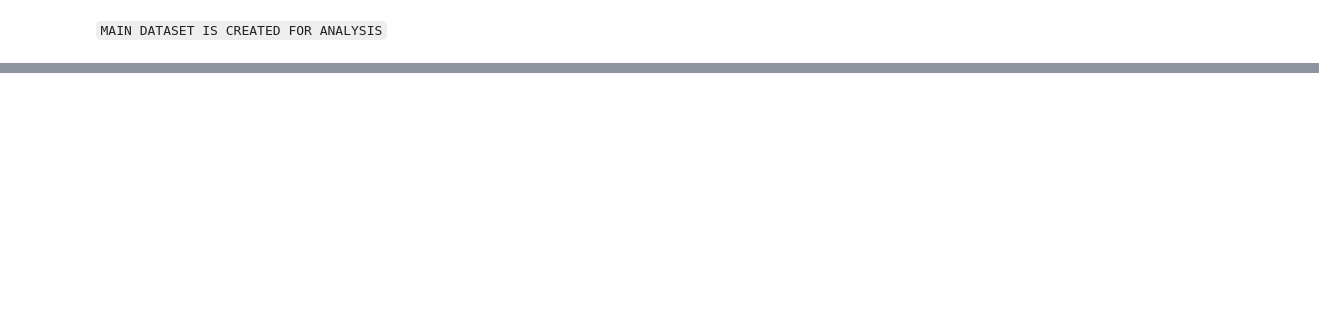
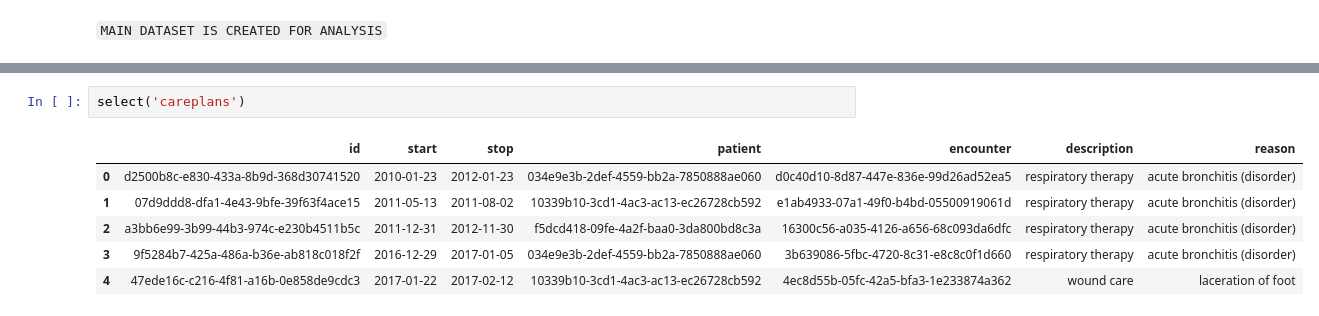
Before and after one commit to IamRaNo/Portfolio-Projects-Repository, a Jupyter notebook: Synthea Datasets/Solutions/business_problems/data_for_problem_1.ipynb, the cells around one changed output, grey strips where cells are left out. Drawn from its saved outputs; the diff is of its cells as text; blank space fills up the shorter version.

```diff
--- a/Synthea Datasets/Solutions/business_problems/data_for_problem_1.ipynb
+++ b/Synthea Datasets/Solutions/business_problems/data_for_problem_1.ipynb
@@ -107,0 +183,9 @@ readmission_encounter_id
+# %%
+select('careplans')
+# %% [output]
+|  | id | start | stop | patient | encounter | description | reason |
+| 0 | d2500b8c-e830-433a-8b9d-368d30741520 | 2010-01-23 | 2012-01-23 | 034e9e3b-2def-4559-bb2a-7850888ae060 | d0c40d10-8d87-447e-836e-99d26ad52ea5 | respiratory therapy | acute bronchitis (disorder) |
+| 1 | 07d9ddd8-dfa1-4e43-9bfe-39f63f4ace15 | 2011-05-13 | 2011-08-02 | 10339b10-3cd1-4ac3-ac13-ec26728cb592 | e1ab4933-07a1-49f0-b4bd-05500919061d | respiratory therapy | acute bronchitis (disorder) |
+| 2 | a3bb6e99-3b99-44b3-974c-e230b4511b5c | 2011-12-31 | 2012-11-30 | f5dcd418-09fe-4a2f-baa0-3da800bd8c3a | 16300c56-a035-4126-a656-68c093da6dfc | respiratory therapy | acute bronchitis (disorder) |
+| 3 | 9f5284b7-425a-486a-b36e-ab818c018f2f | 2016-12-29 | 2017-01-05 | 034e9e3b-2def-4559-bb2a-7850888ae060 | 3b639086-5fbc-4720-8c31-e8c8c0f1d660 | respiratory therapy | acute bronchitis (disorder) |
+| 4 | 47ede16c-c216-4f81-a16b-0e858de9cdc3 | 2017-01-22 | 2017-02-12 | 10339b10-3cd1-4ac3-ac13-ec26728cb592 | 4ec8d55b-05fc-42a5-bfa3-1e233874a362 | wound care | laceration of foot |
```
Also changed, not shown: parts of 22 cells of this notebook, 1 other file.
